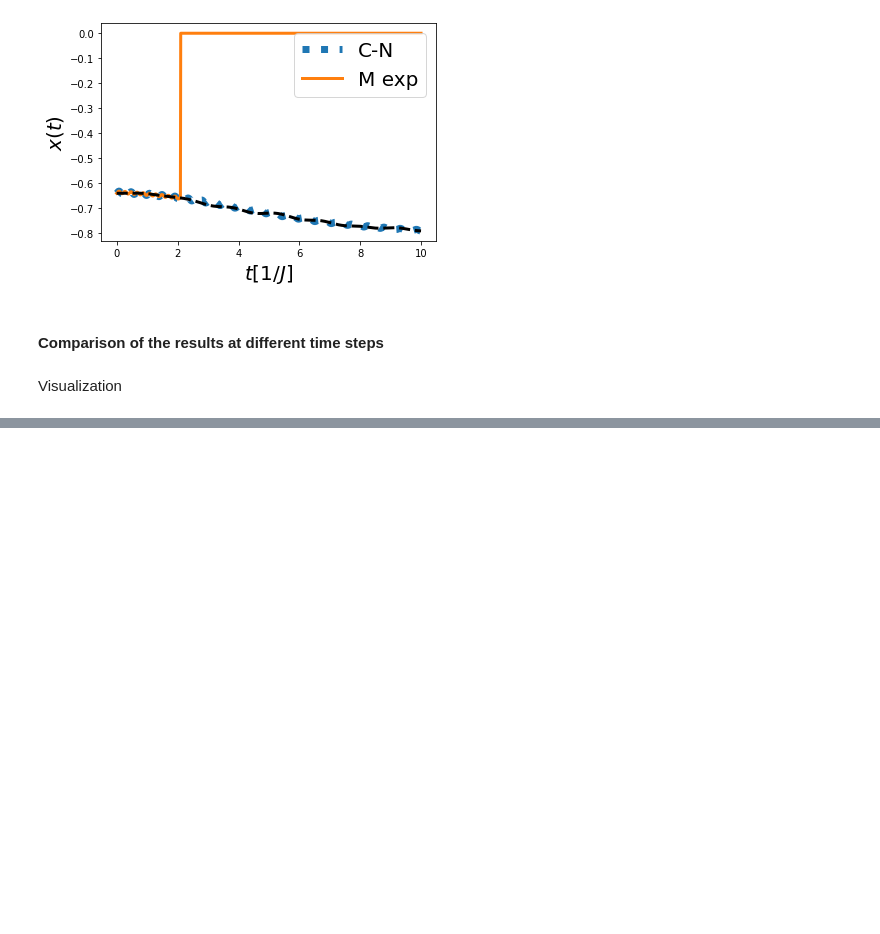
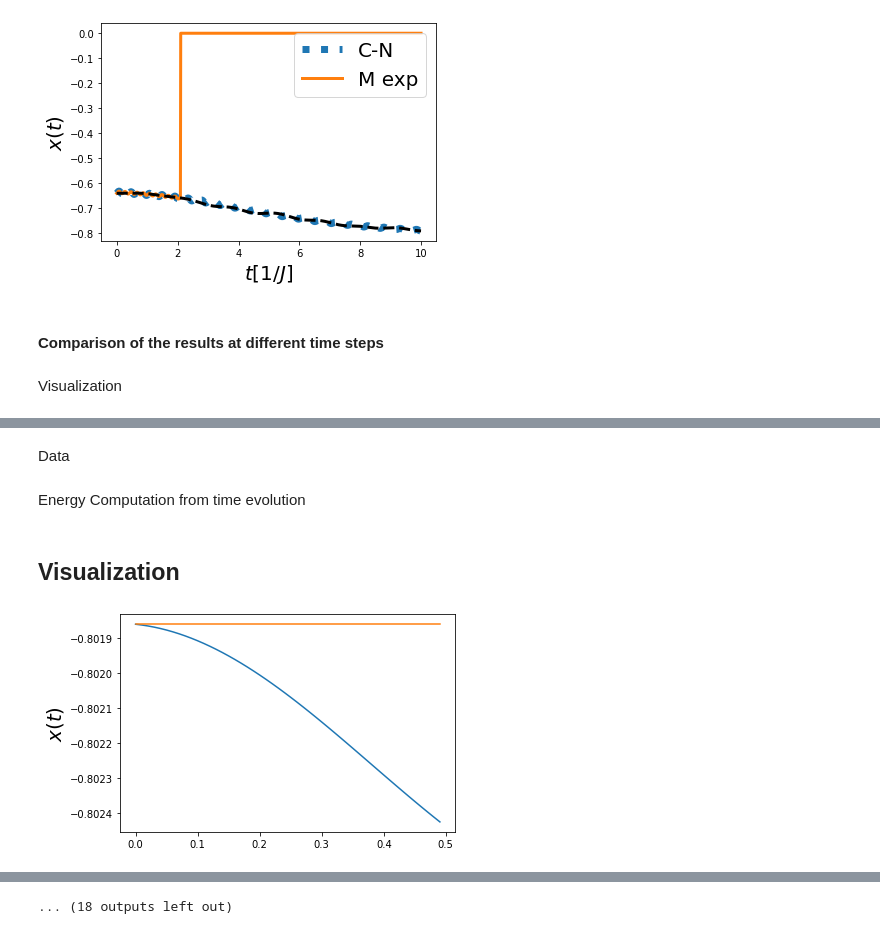
Before and after one commit to emacosta95/DL-VLM, a Jupyter notebook: Visualization.ipynb, the cells around one changed output, grey strips where cells are left out. Cells and saved outputs as stored; diff of their text form; code cells hidden in the pictures; blank space fills up the shorter version.

```diff
--- a/Visualization.ipynb
+++ b/Visualization.ipynb
@@ -405,0 +417,2 @@ plt.show()
+# %% [markdown]
+Data
@@ -405,0 +442,42 @@ plt.show()
+# %% [markdown]
+Energy Computation from time evolution
+# %%
+x_torch_qutip=torch.from_numpy(x_qutip).unsqueeze(-2)
+#x=torch.ones_like(torch.from_numpy(x_qutip)).unsqueeze(-2)
+z_torch_qutip=torch.from_numpy(z_qutip).unsqueeze(-2)
+m_torch_qutip=torch.cat((z_torch_qutip,x_torch_qutip),dim=-2)
+
+
+x_torch=torch.from_numpy(x).unsqueeze(-2)
+#x=torch.ones_like(torch.from_numpy(x_qutip)).unsqueeze(-2)
+z_torch=torch.from_numpy(z).unsqueeze(-2)
+
+m_torch=torch.cat((z_torch,x_torch),dim=-2)
+
+eng_qutip=np.zeros_like(engx)
+eng=np.zeros_like(engx)
+for i in range(10):
+    eng_t_qutip=energy(m_torch_qutip[i],torch.from_numpy(h[i]))
+    eng_t=energy(m_torch[i],torch.from_numpy(h[i]))
+
+    eng_qutip[i]=eng_t_qutip.detach().numpy()
+    eng[i]=eng_t.detach().numpy()
+# %% [markdown]
+## Visualization
+# %%
+for i in range(10):
+    plt.plot(time[:50],m_torch.detach().numpy()[i,:50,1,0])
+    plt.plot(time[:50],m_torch_qutip.detach().numpy()[i,:50,1,0])
+    plt.ylabel(r'$x(t)$',fontsize=20)
+    plt.show()
+    plt.plot(time[:50],m_torch.detach().numpy()[i,:50,0,0])
+    plt.plot(time[:50],m_torch_qutip.detach().numpy()[i,:50,0,0])
+    plt.ylabel(r'$z(t)$',fontsize=20)
+    plt.show()
+    #plt.plot(time,eng_qutip[i])
+    #plt.plot(time,eng[i])
+    plt.plot(time,np.abs(eng_qutip[i]-eng[i])/eng[i])
+    plt.ylabel(r'$|\Delta_r e|$',fontsize=20)
+    plt.show()
+# %% [output]
+[figure, added]
@@ -405,0 +495 @@ plt.show()
+... (18 outputs left out)
```
Also changed, not shown: parts of 11 cells of this notebook, 1 other file.
